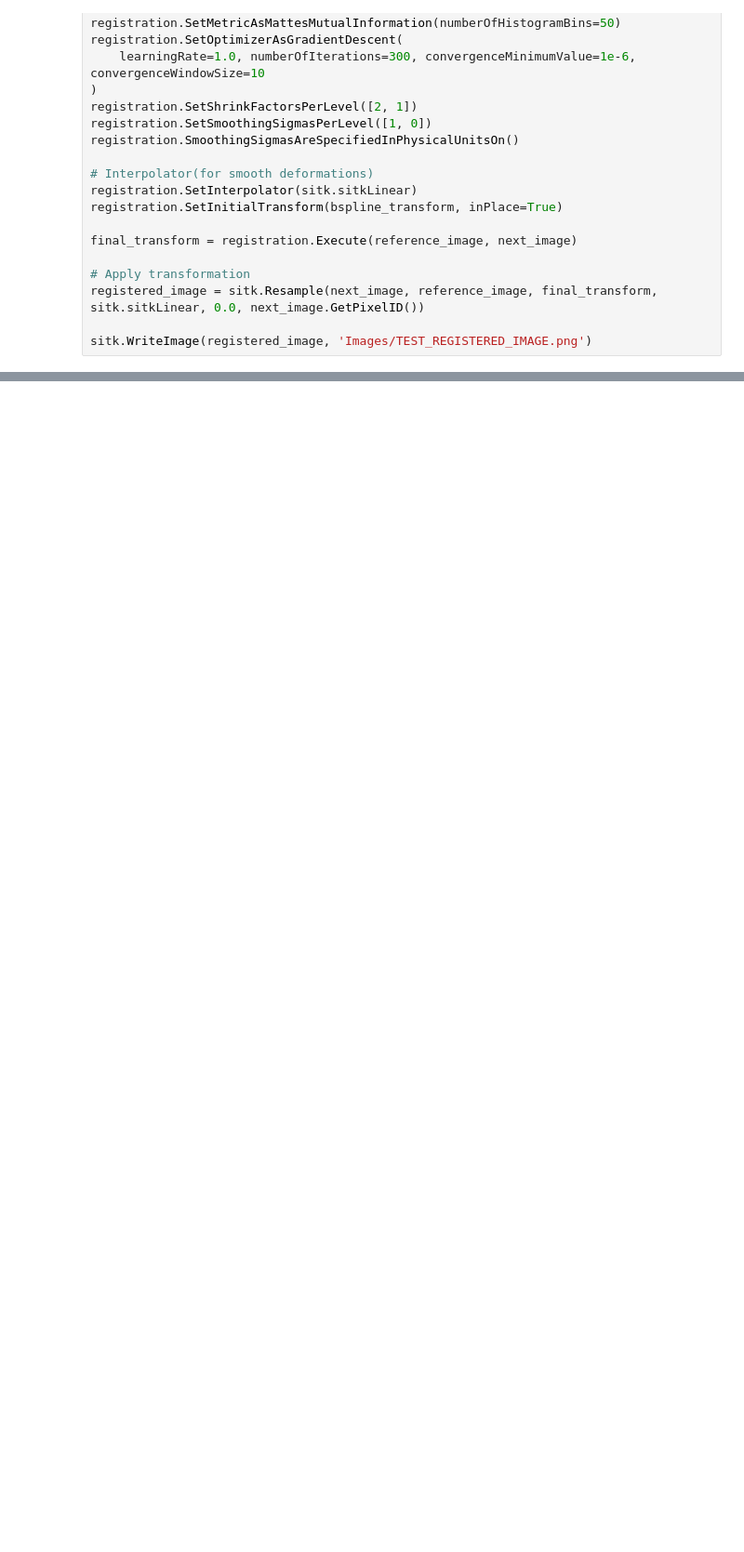
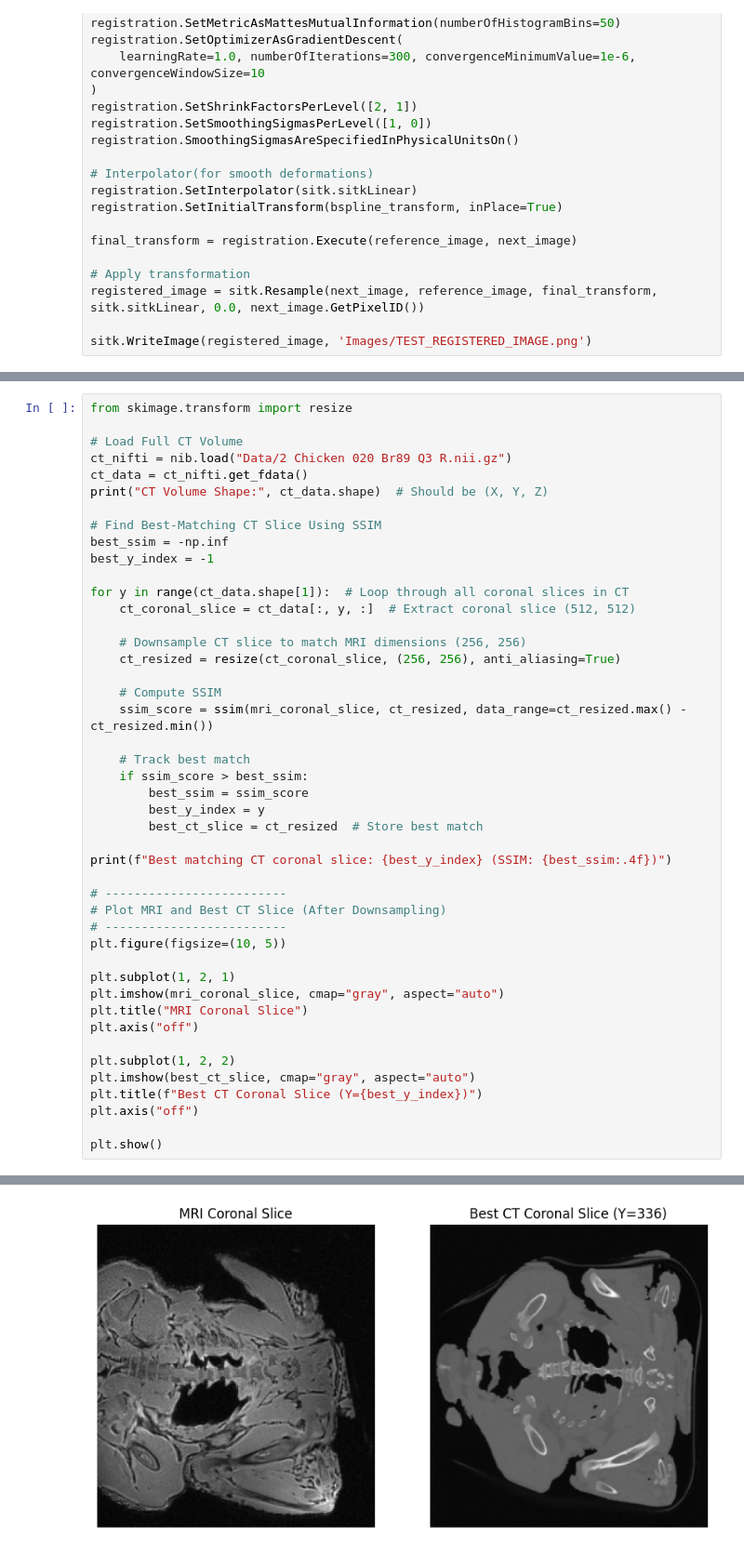
Before and after one commit to Yakuson/MRI-TO-PCT, a Jupyter notebook: Capstone Code and resources/Code/CFP.ipynb, the cells around one changed output, grey strips where cells are left out. Shown at 93% size. Drawn from its saved outputs; the diff is of its cells as text; blank space fills up the shorter version.

Commit message:
working mri and CT matching implementation

```diff
--- a/Capstone Code and resources/Code/CFP.ipynb
+++ b/Capstone Code and resources/Code/CFP.ipynb
@@ -240,0 +276,46 @@ sitk.WriteImage(registered_image, 'Images/TEST_REGISTERED_IMAGE.png')
+# %%
+from skimage.transform import resize
+
+# Load Full CT Volume
+ct_nifti = nib.load("Data/2 Chicken 020 Br89 Q3 R.nii.gz")
+ct_data = ct_nifti.get_fdata()
+print("CT Volume Shape:", ct_data.shape)  # Should be (X, Y, Z)
+
+# Find Best-Matching CT Slice Using SSIM
+best_ssim = -np.inf
+best_y_index = -1
+
+for y in range(ct_data.shape[1]):  # Loop through all coronal slices in CT
+    ct_coronal_slice = ct_data[:, y, :]  # Extract coronal slice (512, 512)
+
+    # Downsample CT slice to match MRI dimensions (256, 256)
+    ct_resized = resize(ct_coronal_slice, (256, 256), anti_aliasing=True)
+
+    # Compute SSIM
+    ssim_score = ssim(mri_coronal_slice, ct_resized, data_range=ct_resized.max() - ct_resized.min())
+
+    # Track best match
+    if ssim_score > best_ssim:
+        best_ssim = ssim_score
+        best_y_index = y
+        best_ct_slice = ct_resized  # Store best match
+
+print(f"Best matching CT coronal slice: {best_y_index} (SSIM: {best_ssim:.4f})")
+
+# -------------------------
+# Plot MRI and Best CT Slice (After Downsampling)
+# -------------------------
+plt.figure(figsize=(10, 5))
+
+plt.subplot(1, 2, 1)
+plt.imshow(mri_coronal_slice, cmap="gray", aspect="auto")
+plt.title("MRI Coronal Slice")
+plt.axis("off")
+
+plt.subplot(1, 2, 2)
+plt.imshow(best_ct_slice, cmap="gray", aspect="auto")
+plt.title(f"Best CT Coronal Slice (Y={best_y_index})")
+plt.axis("off")
+
+plt.show()
+# %% [output]
@@ -240,0 +324 @@ sitk.WriteImage(registered_image, 'Images/TEST_REGISTERED_IMAGE.png')
+[figure, added]
```
Also changed, not shown: parts of 4 cells of this notebook, 6 other files.
